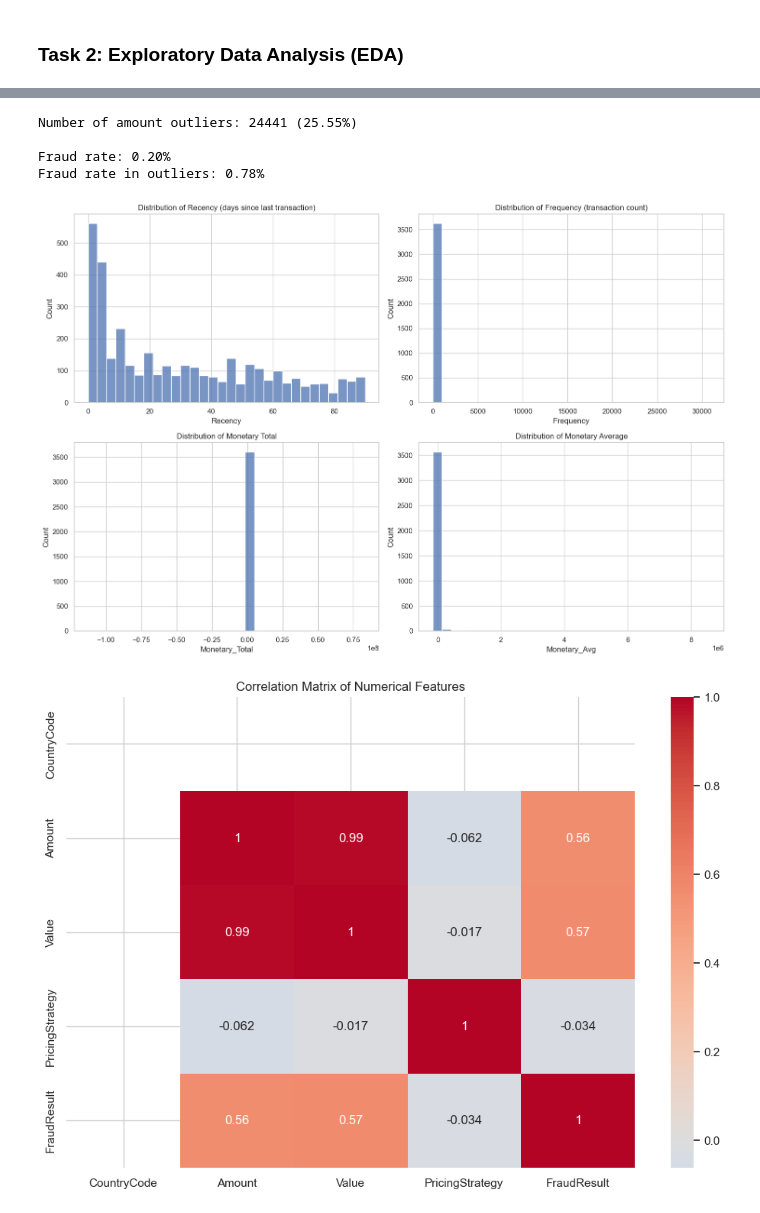
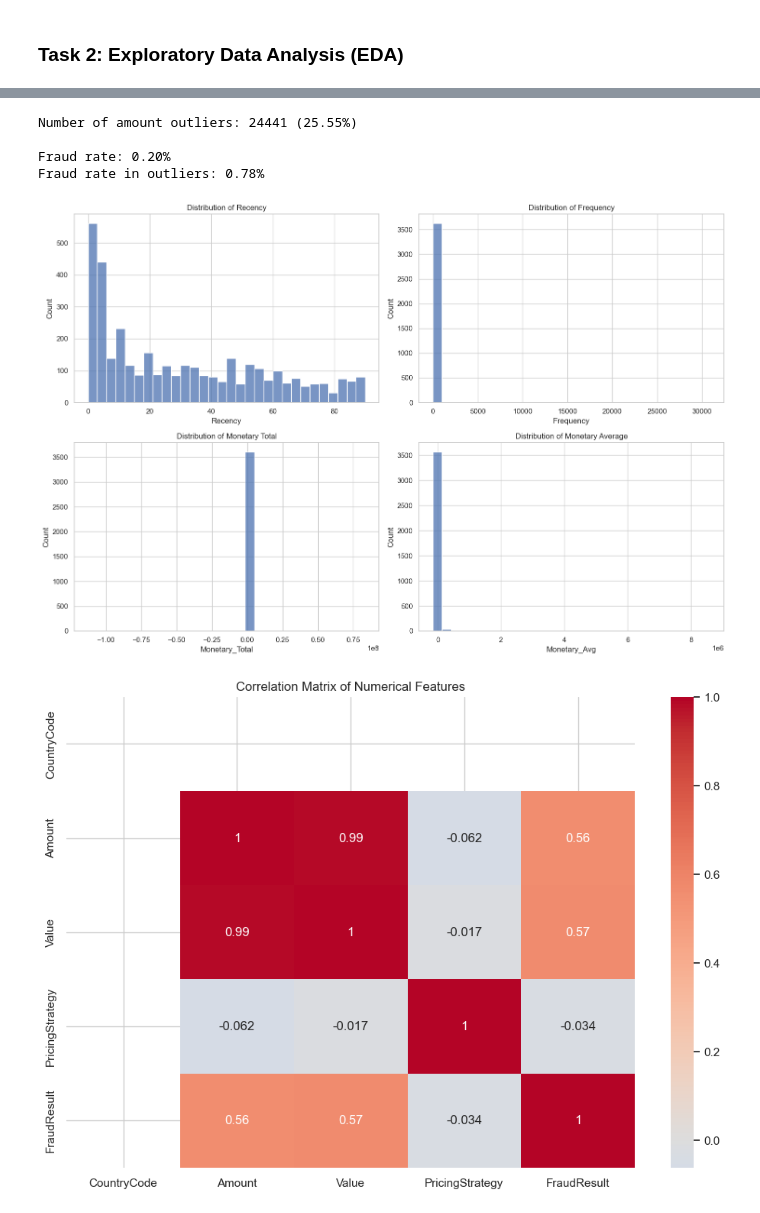
Before and after one commit to ZekiKobe/credit-risk-model, a Jupyter notebook: notebooks/1.0-eda.ipynb, the cells around one changed output, grey strips where cells are left out. Saved outputs shown, nothing was run; the diff lists cells and outputs as text; code cells hidden in the pictures.

```diff
--- a/notebooks/1.0-eda.ipynb
+++ b/notebooks/1.0-eda.ipynb
@@ -5,10 +5,14 @@ import pandas as pd
 import numpy as np
 import matplotlib.pyplot as plt
 import seaborn as sns
+import os
 
 # Set style for better visualizations
 sns.set(style="whitegrid")
 plt.rcParams['figure.figsize'] = (12, 6)
+
+# Create processed data directory if it doesn't exist
+os.makedirs('../data/processed', exist_ok=True)
 
 # Load data
 df = pd.read_csv('../data/raw/data.csv')
@@ -60,12 +64,10 @@ print(f"\nNumber of amount outliers: {len(outliers)} ({len(outliers)/len(df):.2%
 fraud_rate = df['FraudResult'].mean()
 print(f"\nFraud rate: {fraud_rate:.2%}")
 
-# Check if outliers correlate with fraud
 fraud_in_outliers = outliers['FraudResult'].mean()
 print(f"Fraud rate in outliers: {fraud_in_outliers:.2%}")
 
-# 5. RFM Analysis (Potential Proxy Variable) =======================
-# Convert to datetime if not already
+# 5. RFM Analysis ==================================================
 df['TransactionStartTime'] = pd.to_datetime(df['TransactionStartTime'])
 
 # Calculate RFM metrics
@@ -75,25 +77,20 @@ rfm = df.groupby('AccountId').agg({
     'Amount': ['sum', 'mean']  # Monetary (total and average)
 })
 
-# Rename columns for clarity
+# Rename columns
 rfm.columns = ['Recency', 'Frequency', 'Monetary_Total', 'Monetary_Avg']
 
 # Plot RFM distributions
 fig, axes = plt.subplots(2, 2, figsize=(15, 10))
+sns.histplot(rfm['Recency'], bins=30, ax=axes[0, 0])
+axes[0, 0].set_title('Distribution of Recency')
 
-# Recency
-sns.histplot(rfm['Recency'], bins=30, ax=axes[0, 0])
-axes[0, 0].set_title('Distribution of Recency (days since last transaction)')
+sns.histplot(rfm['Frequency'], bins=30, ax=axes[0, 1])
+axes[0, 1].set_title('Distribution of Frequency')
 
-# Frequency
-sns.histplot(rfm['Frequency'], bins=30, ax=axes[0, 1])
-axes[0, 1].set_title('Distribution of Frequency (transaction count)')
-
-# Monetary Total
 sns.histplot(rfm['Monetary_Total'], bins=30, ax=axes[1, 0])
 axes[1, 0].set_title('Distribution of Monetary Total')
 
-# Monetary Average
 sns.histplot(rfm['Monetary_Avg'], bins=30, ax=axes[1, 1])
 axes[1, 1].set_title('Distribution of Monetary Average')
 
@@ -102,11 +99,8 @@ plt.show()
 
 # 6. Correlation Analysis ==========================================
 numerical_df = df.select_dtypes(include=[np.number])
-
-# Exclude non-relevant numerical columns (like IDs)
-if 'TransactionId' in numerical_df.columns:
-    numerical_df = numerical_df.drop(columns=['TransactionId', 'BatchId', 'AccountId',
-                                             'SubscriptionId', 'CustomerId'], errors='ignore')
+numerical_df = numerical_df.drop(columns=['TransactionId', 'BatchId', 'AccountId',
+                                          'SubscriptionId', 'CustomerId'], errors='ignore')
 
 plt.figure(figsize=(12, 8))
 corr_matrix = numerical_df.corr()
@@ -114,8 +108,7 @@ sns.heatmap(corr_matrix, annot=True, cmap='coolwarm', center=0)
 plt.title('Correlation Matrix of Numerical Features')
 plt.show()
 
-# Additional Outlier Analysis ======================================
-# Check for outliers in RFM metrics
+# 7. Additional Outlier Analysis ===================================
 rfm_outliers = {}
 for col in rfm.columns:
     Q1 = rfm[col].quantile(0.25)
@@ -125,34 +118,39 @@ for col in rfm.columns:
     upper = Q3 + 1.5 * IQR
     outliers_count = len(rfm[(rfm[col] < lower) | (rfm[col] > upper)])
     rfm_outliers[col] = outliers_count
 
 print("\n=== RFM Outliers ===")
 for metric, count in rfm_outliers.items():
     print(f"{metric}: {count} outliers ({count/len(rfm):.2%})")
+
+# 8. Save Processed Data ===========================================
+df.to_csv('../data/processed/processed_data.csv', index=False)
+rfm.to_csv('../data/processed/rfm_data.csv')
+print("\n✅ Processed data saved to 'data/processed/' folder.")
 # %% [output]
 === Dataset Information ===
 <class 'pandas.core.frame.DataFrame'>
 RangeIndex: 95662 entries, 0 to 95661
 Data columns (total 16 columns):
  #   Column                Non-Null Count  Dtype
 ---  ------                --------------  -----
  0   TransactionId         95662 non-null  object
  1   BatchId               95662 non-null  object
  2   AccountId             95662 non-null  object
  3   SubscriptionId        95662 non-null  object
  4   CustomerId            95662 non-null  object
  5   CurrencyCode          95662 non-null  object
 ... (97 lines left out)
 dtype: int64
 
 === Missing Values ===
 Series([], dtype: int64)
 [figure]
 Number of amount outliers: 24441 (25.55%)
 
 Fraud rate: 0.20%
 Fraud rate in outliers: 0.78%
-[figure, old version]
+[figure, new version]
 [figure]
 === RFM Outliers ===
 Recency: 0 outliers (0.00%)
```
Also changed, not shown: parts of 1 cell of this notebook, 19 other files.
